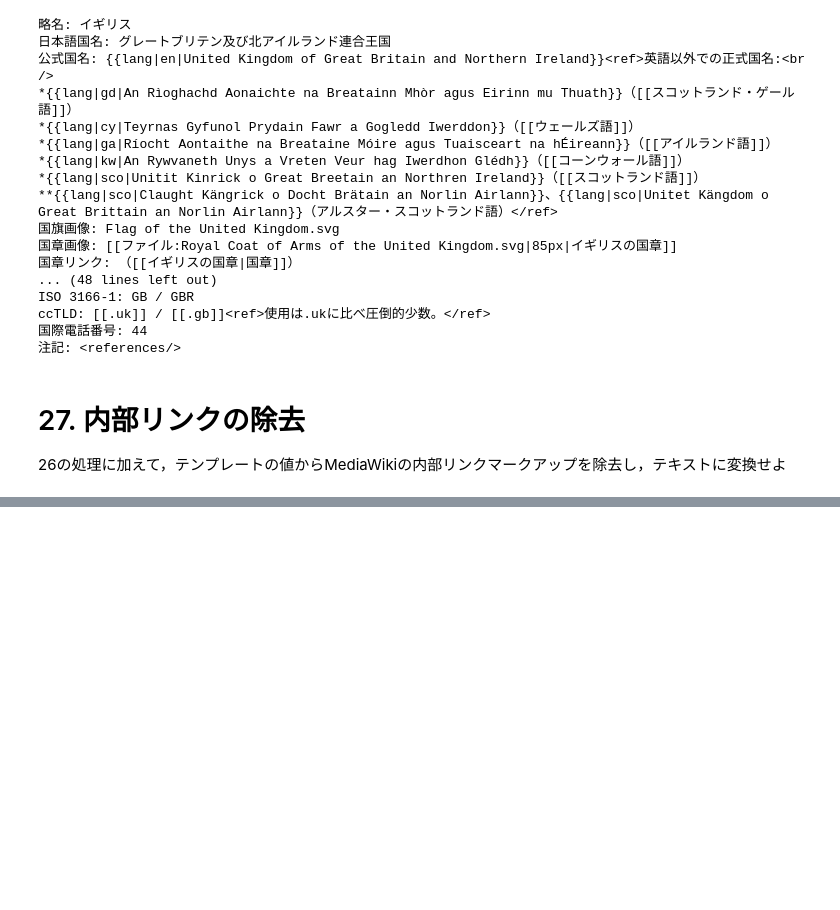
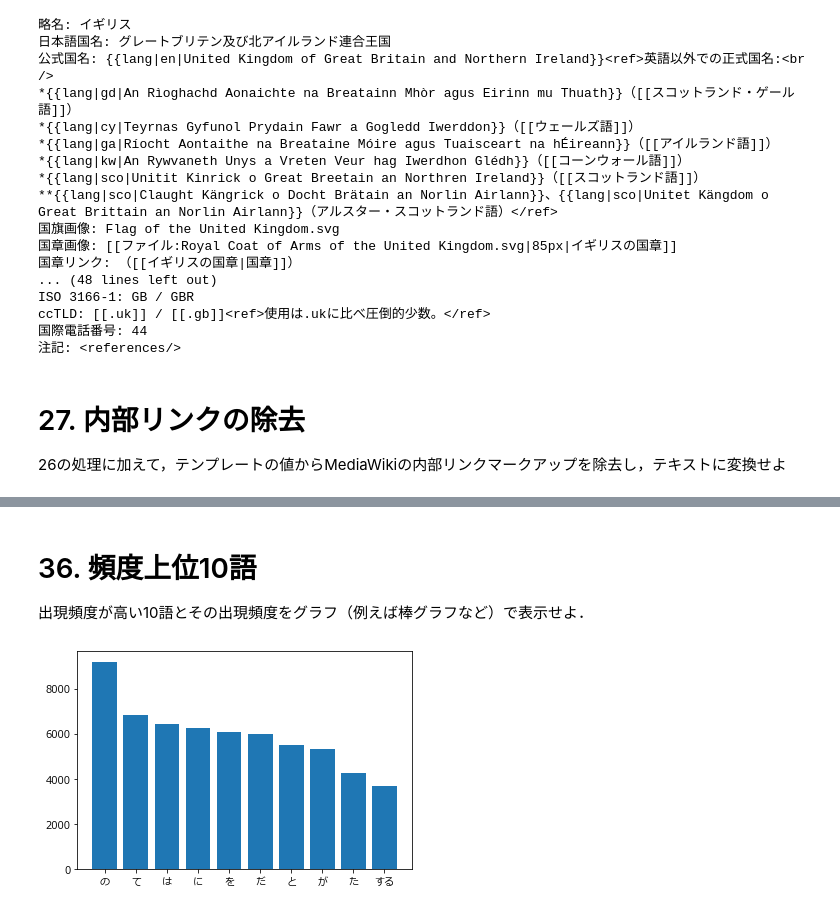
Before and after one commit to Cyokob3/100_knock_NLP, a Jupyter notebook: 100_knock_NLP.ipynb, the cells around one changed output, grey strips where cells are left out. Cells and saved outputs as stored; diff of their text form; code cells hidden in the pictures; blank space fills up the shorter version.

```diff
--- a/100_knock_NLP.ipynb
+++ b/100_knock_NLP.ipynb
@@ -412,0 +607,23 @@ ccTLD: <ref>使用は.ukに比べ圧倒的少数。</ref>
+# %%
+ans = set()
+nouns = ''
+num = 0
+
+for sentence in sentences:
+    for morph in sentence:
+        if morph['pos'] == '名詞':
+            nouns += morph['surface']
+            num += 1
+        elif num >= 2:
+            ans.add(nouns)
+            nouns = ''
+            num = 0
+        else:
+            nouns = ''
+            num = 0
+    if num >= 2:
+        ans.add(nouns)
+
+print(f'連接名詞の種類: {len(ans)}\n')
+print('---サンプル---')
+[print(v) for v in list(ans)[:10]]
@@ -412,0 +648,13 @@ ccTLD: <ref>使用は.ukに比べ圧倒的少数。</ref>
+# %%
+from collections import Counter, defaultdict
+
+words = list()
+
+for sentence in sentences:
+    for morph in sentence:
+        if morph['pos'] != '記号':
+            words.append(morph['base'])
+
+count = dict(Counter(words))
+sort_count = sorted(count.items(), key=lambda x:x[1], reverse=True)
+[print(c) for c in sort_count[:10]]
@@ -412,0 +673,14 @@ ccTLD: <ref>使用は.ukに比べ圧倒的少数。</ref>
+# %% [markdown]
+# 36. 頻度上位10語
+出現頻度が高い10語とその出現頻度をグラフ（例えば棒グラフなど）で表示せよ．
+# %%
+import matplotlib.pyplot as plt
+
+plt.rcParams['font.family'] = 'Meiryo'
+
+keys = [s[0] for s in sort_count[0:10]]
+values = [s[1] for s in sort_count[0:10]]
+plt.bar(keys, values)
+plt.show()
+# %% [output]
+[figure, added]
```
Also changed, not shown: parts of 21 cells of this notebook, 3 other files.
